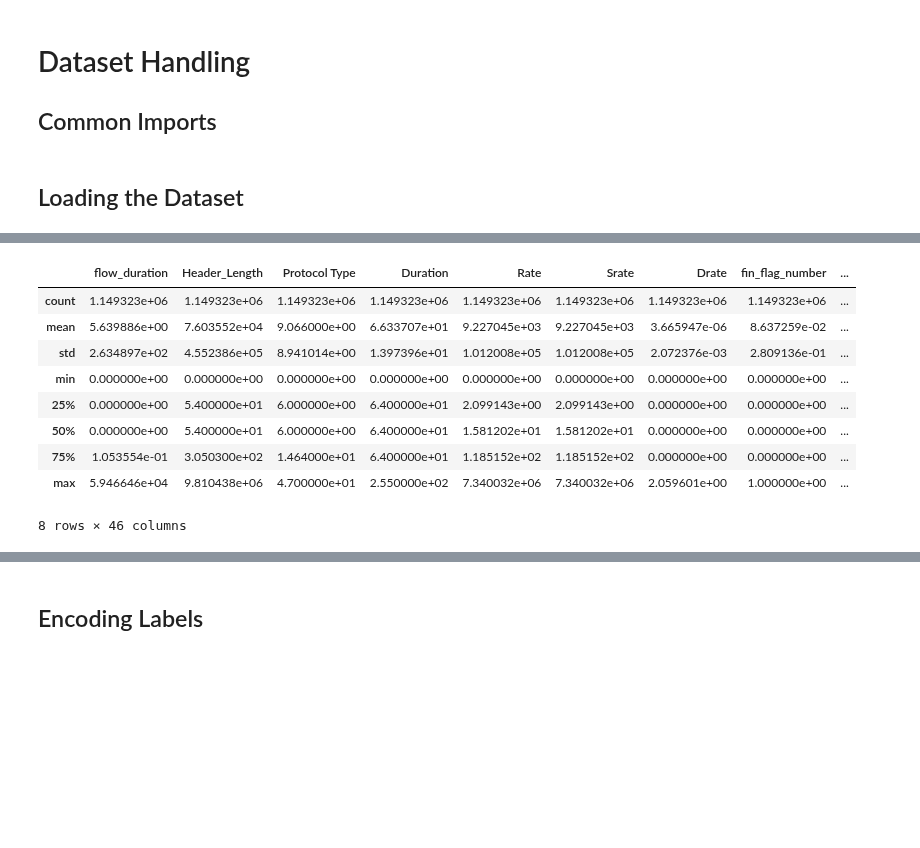
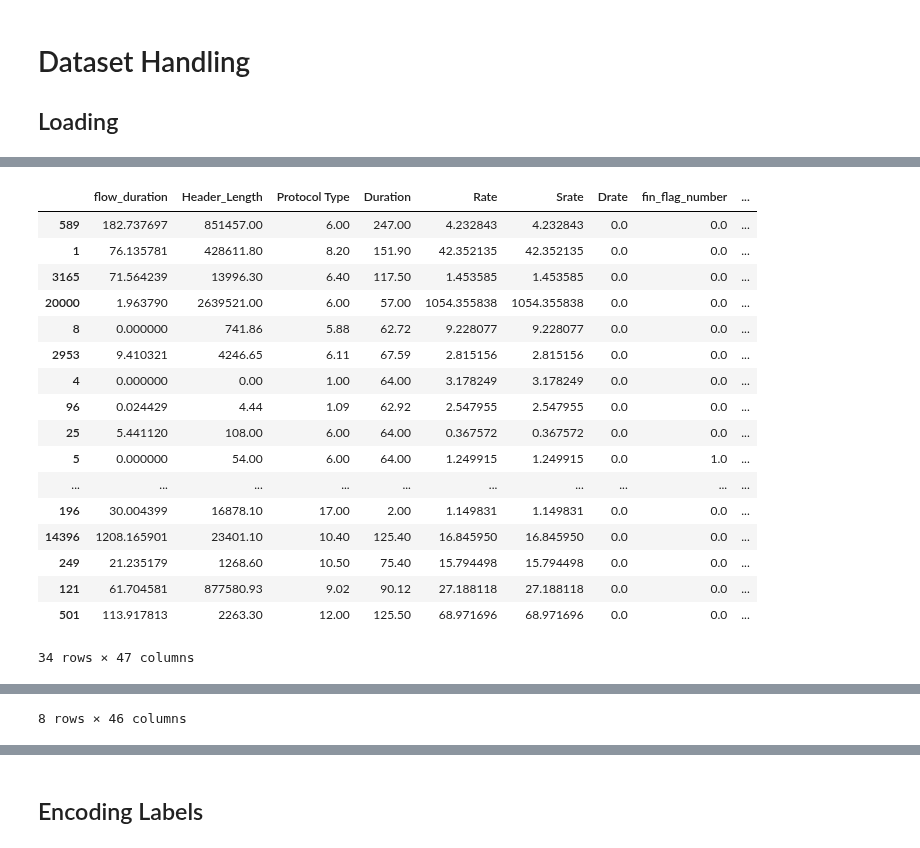
Before and after one commit to Keko787/Generating-a-Balanced-IoT-Cyber-Attack-Dataset-with-GAN-COIL-Collaboration-, a Jupyter notebook: classical_sampling_techniques/classical_sampling_techniques.ipynb, the cells around one changed output, grey strips where cells are left out. Drawn from its saved outputs; the diff is of its cells as text; code cells hidden in the pictures; blank space fills up the shorter version.

```diff
--- a/classical_sampling_techniques/classical_sampling_techniques.ipynb
+++ b/classical_sampling_techniques/classical_sampling_techniques.ipynb
@@ -28,3 +39,3 @@ for evaluator in apply_evaluators:
 # %% [markdown]
 # Dataset Handling
-## Common Imports
+## Loading
@@ -40,54 +42,32 @@ from tqdm import tqdm
-# %% [markdown]
-## Loading the Dataset
 # %%
 DATASET_DIRECTORY = '../dataset/'  # If your dataset is within your python project directory, change this to the relative path to your dataset
-csv_filepaths = [filename for filename in os.listdir(DATASET_DIRECTORY) if filename.endswith('.csv')]
+all_csv_filepaths = [filename for filename in os.listdir(DATASET_DIRECTORY) if filename.endswith('.csv')]
 
-print(csv_filepaths)
+print(f'CSVs in {DATASET_DIRECTORY}: {len(all_csv_filepaths)}')
 
 # If there are more than X CSV files, randomly select X files from the list
 sample_size = 5
 
-if len(csv_filepaths) > sample_size:
-    csv_filepaths = random.sample(csv_filepaths, sample_size)
-    print(csv_filepaths)
-
+random.seed(file_seed)
+if len(all_csv_filepaths) > sample_size:
+    csv_filepaths = random.sample(all_csv_filepaths, sample_size)
 csv_filepaths.sort()
 
-# list of csv files used
-data_sets = csv_filepaths
-
 full_data = pd.DataFrame()
-for data_set in data_sets:
-    print(f"data set {data_set} out of {len(data_sets)} \n")
-    data_path = os.path.join(DATASET_DIRECTORY, data_set)
+for i, file in enumerate(csv_filepaths):
+    print(f'{file} : File {i+1} out of {len(csv_filepaths)}')
+    data_path = os.path.join(DATASET_DIRECTORY, file)
     df = pd.read_csv(data_path)
     full_data = pd.concat([full_data, df])
 
-# prints an instance of each class
-print("Before encoding:")
-unique_labels = full_data['label'].unique()
-for label in unique_labels:
-    print(f"First instance of {label}:")
-    print(full_data[full_data['label'] == label].iloc[0])
-
-# Shuffle data
-full_data = shuffle(full_data, random_state=42)
-
-# prove if the data is loaded properly
-print("Real data:")
-print(full_data[:2])
-print(full_data.shape)
-
-# Assuming 'label' is the column name for the labels in the DataFrame `synth_data`
-unique_labels = full_data['label'].nunique()
+print(f'\nDataset Shape: {full_data.shape}')
 
 # Print the number of unique labels
-print(f"There are {unique_labels} unique labels in the dataset.")
+print(f'There are {full_data['label'].nunique()} unique labels in the dataset.')
 
-class_counts = full_data['label'].value_counts()
-print(class_counts)
+# prints an instance of each class
+print('\nBefore encoding:')
 
-# Display the first few entries to verify the changes
-full_data.describe()
+display(full_data.drop_duplicates(subset=['label'], inplace=False).sort_values('label'))
+display(full_data.describe())
 # %% [output]
@@ -111,10 +85,18 @@ Name: count, dtype: int64
 |  | flow_duration | Header_Length | Protocol Type | Duration | Rate | Srate | Drate | fin_flag_number | ... |
-| count | 1.149323e+06 | 1.149323e+06 | 1.149323e+06 | 1.149323e+06 | 1.149323e+06 | 1.149323e+06 | 1.149323e+06 | 1.149323e+06 | ... |
-| mean | 5.639886e+00 | 7.603552e+04 | 9.066000e+00 | 6.633707e+01 | 9.227045e+03 | 9.227045e+03 | 3.665947e-06 | 8.637259e-02 | ... |
-| std | 2.634897e+02 | 4.552386e+05 | 8.941014e+00 | 1.397396e+01 | 1.012008e+05 | 1.012008e+05 | 2.072376e-03 | 2.809136e-01 | ... |
-| min | 0.000000e+00 | 0.000000e+00 | 0.000000e+00 | 0.000000e+00 | 0.000000e+00 | 0.000000e+00 | 0.000000e+00 | 0.000000e+00 | ... |
-| 25% | 0.000000e+00 | 5.400000e+01 | 6.000000e+00 | 6.400000e+01 | 2.099143e+00 | 2.099143e+00 | 0.000000e+00 | 0.000000e+00 | ... |
-| 50% | 0.000000e+00 | 5.400000e+01 | 6.000000e+00 | 6.400000e+01 | 1.581202e+01 | 1.581202e+01 | 0.000000e+00 | 0.000000e+00 | ... |
-| 75% | 1.053554e-01 | 3.050300e+02 | 1.464000e+01 | 6.400000e+01 | 1.185152e+02 | 1.185152e+02 | 0.000000e+00 | 0.000000e+00 | ... |
-| max | 5.946646e+04 | 9.810438e+06 | 4.700000e+01 | 2.550000e+02 | 7.340032e+06 | 7.340032e+06 | 2.059601e+00 | 1.000000e+00 | ... |
+| 589 | 182.737697 | 851457.00 | 6.00 | 247.00 | 4.232843 | 4.232843 | 0.0 | 0.0 | ... |
+| 1 | 76.135781 | 428611.80 | 8.20 | 151.90 | 42.352135 | 42.352135 | 0.0 | 0.0 | ... |
+| 3165 | 71.564239 | 13996.30 | 6.40 | 117.50 | 1.453585 | 1.453585 | 0.0 | 0.0 | ... |
+| 20000 | 1.963790 | 2639521.00 | 6.00 | 57.00 | 1054.355838 | 1054.355838 | 0.0 | 0.0 | ... |
+| 8 | 0.000000 | 741.86 | 5.88 | 62.72 | 9.228077 | 9.228077 | 0.0 | 0.0 | ... |
+| 2953 | 9.410321 | 4246.65 | 6.11 | 67.59 | 2.815156 | 2.815156 | 0.0 | 0.0 | ... |
+| 4 | 0.000000 | 0.00 | 1.00 | 64.00 | 3.178249 | 3.178249 | 0.0 | 0.0 | ... |
+| 96 | 0.024429 | 4.44 | 1.09 | 62.92 | 2.547955 | 2.547955 | 0.0 | 0.0 | ... |
+| 25 | 5.441120 | 108.00 | 6.00 | 64.00 | 0.367572 | 0.367572 | 0.0 | 0.0 | ... |
+| 5 | 0.000000 | 54.00 | 6.00 | 64.00 | 1.249915 | 1.249915 | 0.0 | 1.0 | ... |
+| ... | ... | ... | ... | ... | ... | ... | ... | ... | ... |
+| 196 | 30.004399 | 16878.10 | 17.00 | 2.00 | 1.149831 | 1.149831 | 0.0 | 0.0 | ... |
+| 14396 | 1208.165901 | 23401.10 | 10.40 | 125.40 | 16.845950 | 16.845950 | 0.0 | 0.0 | ... |
+| 249 | 21.235179 | 1268.60 | 10.50 | 75.40 | 15.794498 | 15.794498 | 0.0 | 0.0 | ... |
+| 121 | 61.704581 | 877580.93 | 9.02 | 90.12 | 27.188118 | 27.188118 | 0.0 | 0.0 | ... |
+| 501 | 113.917813 | 2263.30 | 12.00 | 125.50 | 68.971696 | 68.971696 | 0.0 | 0.0 | ... |
-8 rows × 46 columns
+34 rows × 47 columns
@@ -120,0 +112 @@ Name: count, dtype: int64
+8 rows × 46 columns
```
Also changed, not shown: parts of 30 cells of this notebook.
